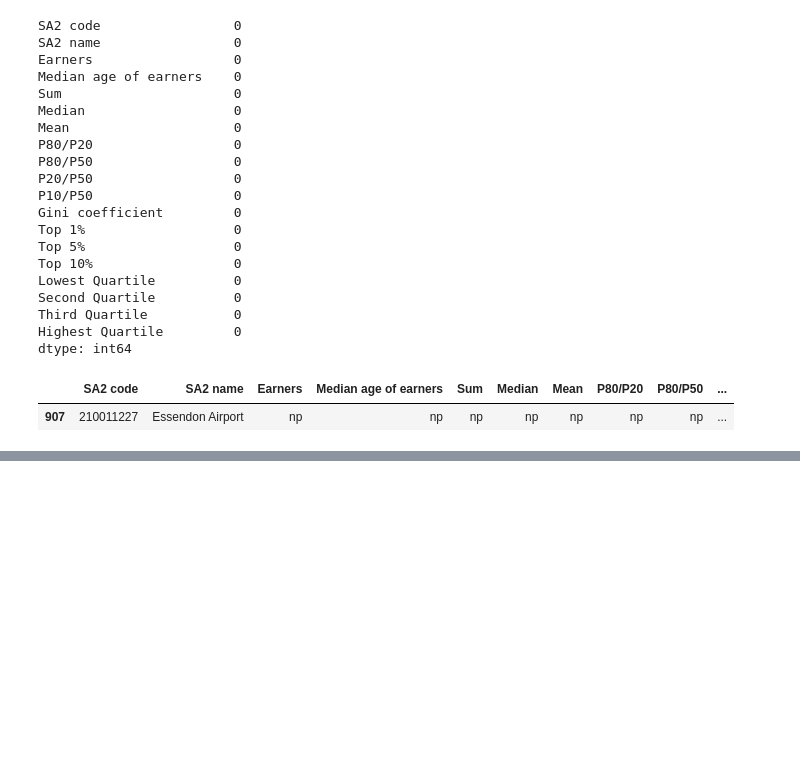
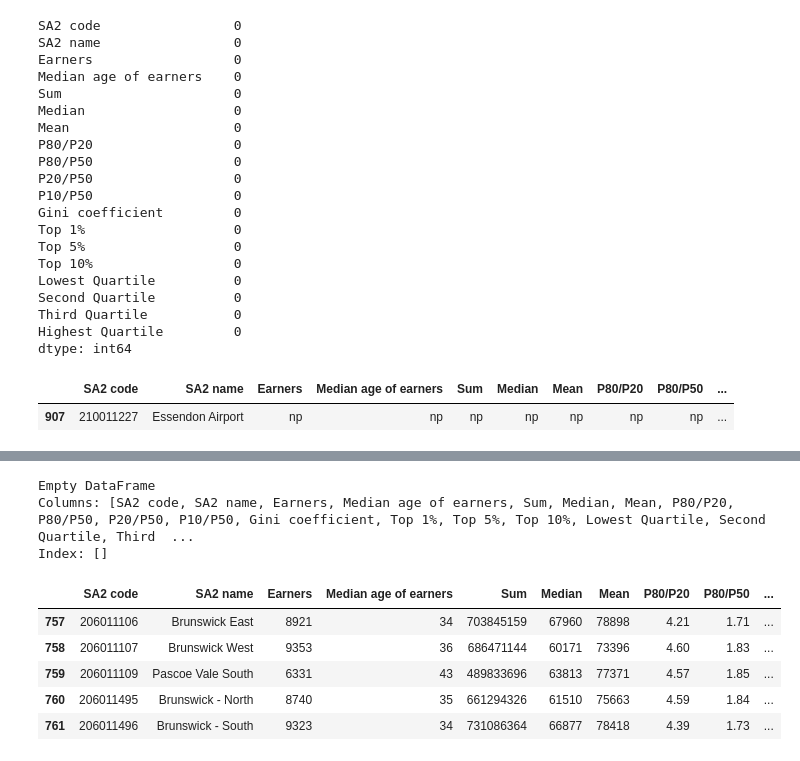
Before and after one commit to MAST30034-AppliedDataScience/project-2-group-real-estate-industry-project-3, a Jupyter notebook: notebooks/income.ipynb, the cells around one changed output, grey strips where cells are left out. Cells and saved outputs as stored; diff of their text form; code cells hidden in the pictures; blank space fills up the shorter version.

```diff
--- a/notebooks/income.ipynb
+++ b/notebooks/income.ipynb
@@ -97,0 +95,13 @@ top_10 = income.sort_values(by='Median', ascending=False).head(10)
+# %%
+# Convert relevant columns to numeric types (float or int) as appropriate
+columns_to_convert = [
+    'P80/P20', 'P80/P50', 'P20/P50', 'P10/P50',
+    'Gini coefficient', 'Top 1%', 'Top 5%', 'Top 10%',
+    'Lowest Quartile', 'Second Quartile', 'Third Quartile', 'Highest Quartile'
+]
+
+# Convert the columns to numeric, using 'coerce' to convert invalid values to NaN
+income[columns_to_convert] = income[columns_to_convert].apply(pd.to_numeric, errors='coerce')
+
+# Verify the new datatypes
+print(income.dtypes)
@@ -98 +162,21 @@ top_10 = income.sort_values(by='Median', ascending=False).head(10)
+# %%
+# Check if any value in the DataFrame is equal to 'np'
+np_values = income[income == 'np'].dropna(how='all')
+
+# Display the rows where 'np' is found
+print(np_values)
+# %% [output]
+Empty DataFrame
+Columns: [SA2 code, SA2 name, Earners, Median age of earners, Sum, Median, Mean, P80/P20, P80/P50, P20/P50, P10/P50, Gini coefficient, Top 1%, Top 5%, Top 10%, Lowest Quartile, Second Quartile, Third  ...
+Index: []
+# %%
+# check first 5 rows
+income.head(5)
+# %% [output]
+|  | SA2 code | SA2 name | Earners | Median age of earners | Sum | Median | Mean | P80/P20 | P80/P50 | ... |
+| 757 | 206011106 | Brunswick East | 8921 | 34 | 703845159 | 67960 | 78898 | 4.21 | 1.71 | ... |
+| 758 | 206011107 | Brunswick West | 9353 | 36 | 686471144 | 60171 | 73396 | 4.60 | 1.83 | ... |
+| 759 | 206011109 | Pascoe Vale South | 6331 | 43 | 489833696 | 63813 | 77371 | 4.57 | 1.85 | ... |
+| 760 | 206011495 | Brunswick - North | 8740 | 35 | 661294326 | 61510 | 75663 | 4.59 | 1.84 | ... |
+| 761 | 206011496 | Brunswick - South | 9323 | 34 | 731086364 | 66877 | 78418 | 4.39 | 1.73 | ... |
 # %%
```
Also changed, not shown: parts of 6 cells of this notebook.
